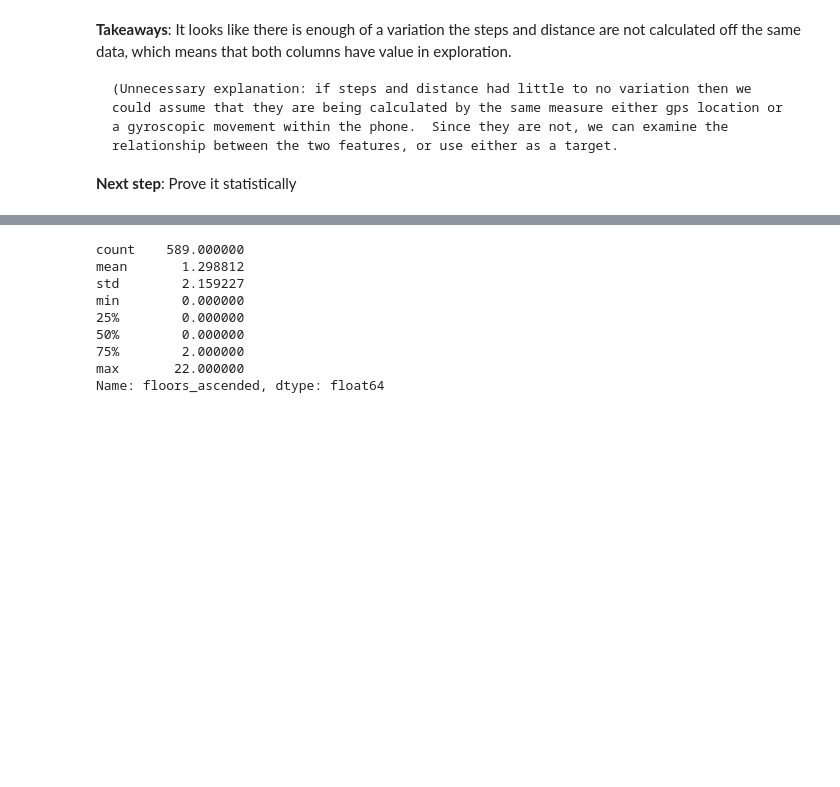
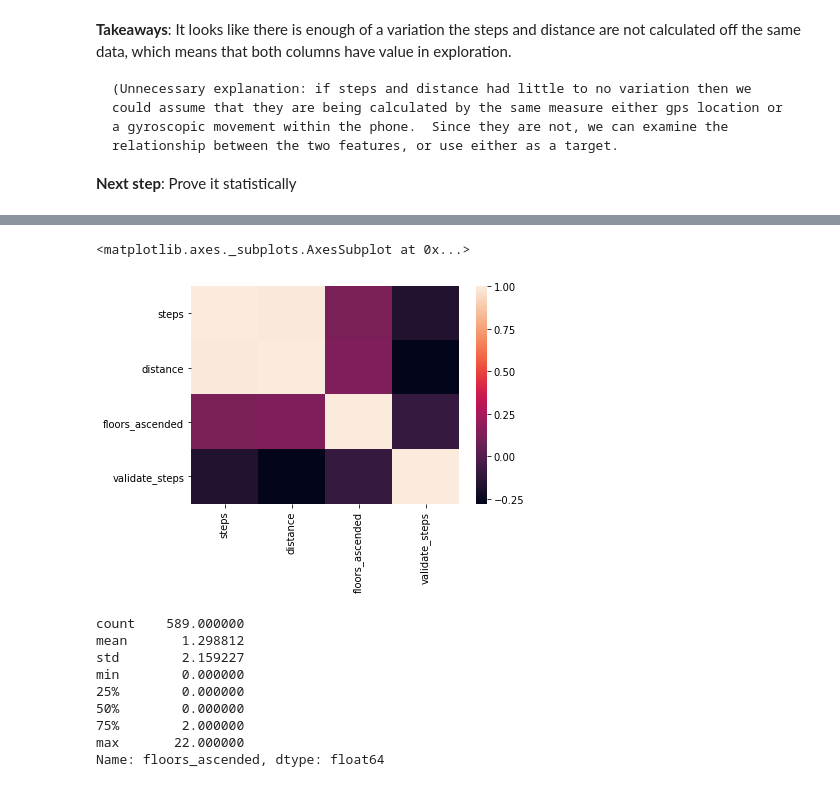
Before and after one commit to noahmelngailis/time_series_steps_project, a Jupyter notebook: time_sereis.ipynb, the cells around one changed output, grey strips where cells are left out. Saved outputs shown, nothing was run; the diff lists cells and outputs as text; code cells hidden in the pictures; blank space fills up the shorter version.

```diff
--- a/time_sereis.ipynb
+++ b/time_sereis.ipynb
@@ -86,3 +111,8 @@ Text(0.5, 1.0, 'Histogram of steps per mile by day')
+# %%
+sns.heatmap(df.corr())
+# %% [output]
+<matplotlib.axes._subplots.AxesSubplot at 0x...>
+[figure, added]
 # %%
 # exploring floors_ascended:
 df.floors_ascended.describe()
```
Also changed, not shown: parts of 20 cells of this notebook.
